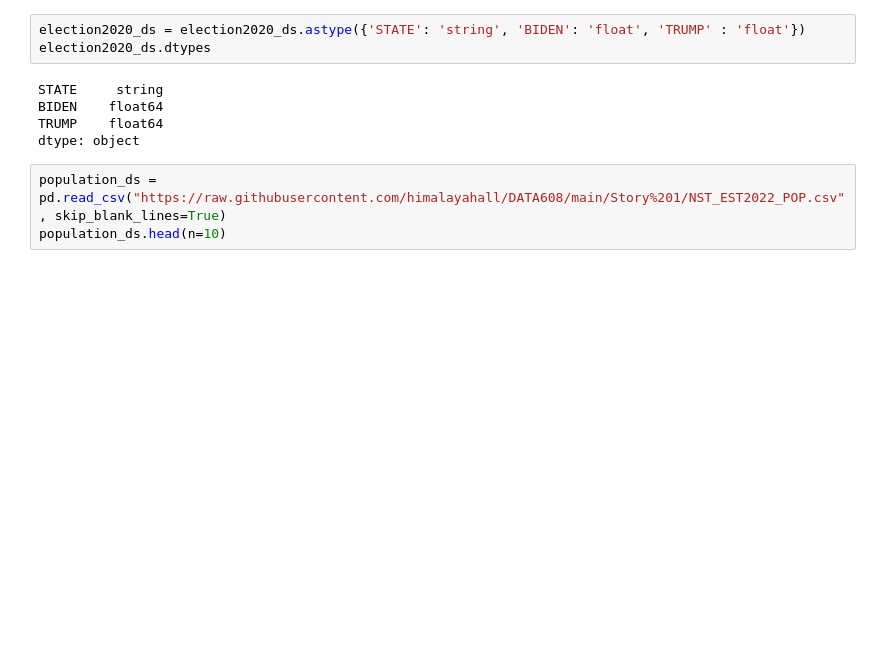
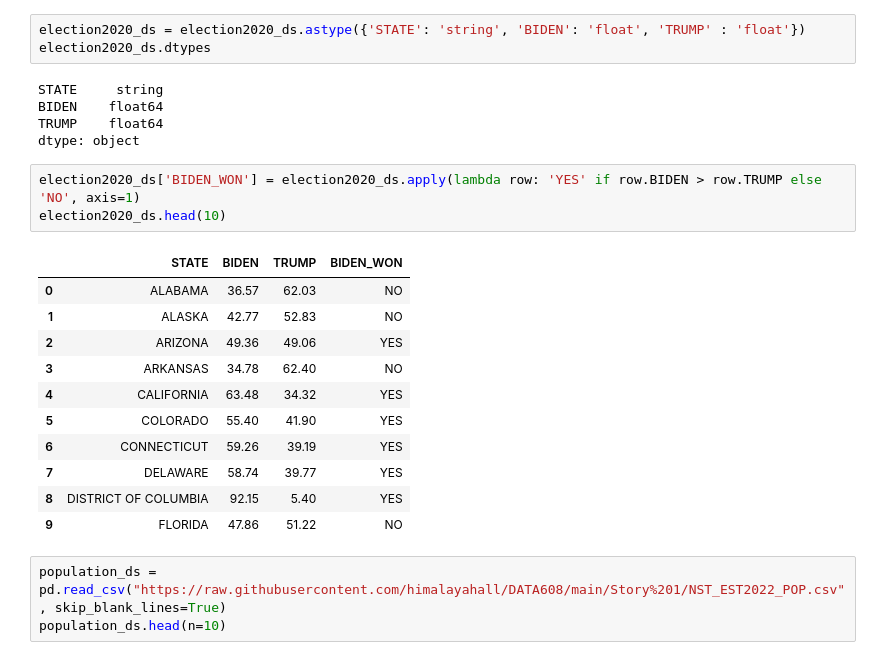
Before and after one commit to himalayahall/DATA608, a Jupyter notebook: Story 1/Story1.ipynb, the cells around one changed output. Drawn from its saved outputs; the diff is of its cells as text; blank space fills up the shorter version.

```diff
--- a/Story 1/Story1.ipynb
+++ b/Story 1/Story1.ipynb
@@ -143,6 +143,21 @@ STATE     string
 BIDEN    float64
 TRUMP    float64
 dtype: object
+# %%
+election2020_ds['BIDEN_WON'] = election2020_ds.apply(lambda row: 'YES' if row.BIDEN > row.TRUMP else 'NO', axis=1)
+election2020_ds.head(10)
+# %% [output]
+|  | STATE | BIDEN | TRUMP | BIDEN_WON |
+| 0 | ALABAMA | 36.57 | 62.03 | NO |
+| 1 | ALASKA | 42.77 | 52.83 | NO |
+| 2 | ARIZONA | 49.36 | 49.06 | YES |
+| 3 | ARKANSAS | 34.78 | 62.40 | NO |
+| 4 | CALIFORNIA | 63.48 | 34.32 | YES |
+| 5 | COLORADO | 55.40 | 41.90 | YES |
+| 6 | CONNECTICUT | 59.26 | 39.19 | YES |
+| 7 | DELAWARE | 58.74 | 39.77 | YES |
+| 8 | DISTRICT OF COLUMBIA | 92.15 | 5.40 | YES |
+| 9 | FLORIDA | 47.86 | 51.22 | NO |
 # %%
 population_ds = pd.read_csv("https://raw.githubusercontent.com/himalayahall/DATA608/main/Story%201/NST_EST2022_POP.csv", skip_blank_lines=True)
 population_ds.head(n=10)
```
